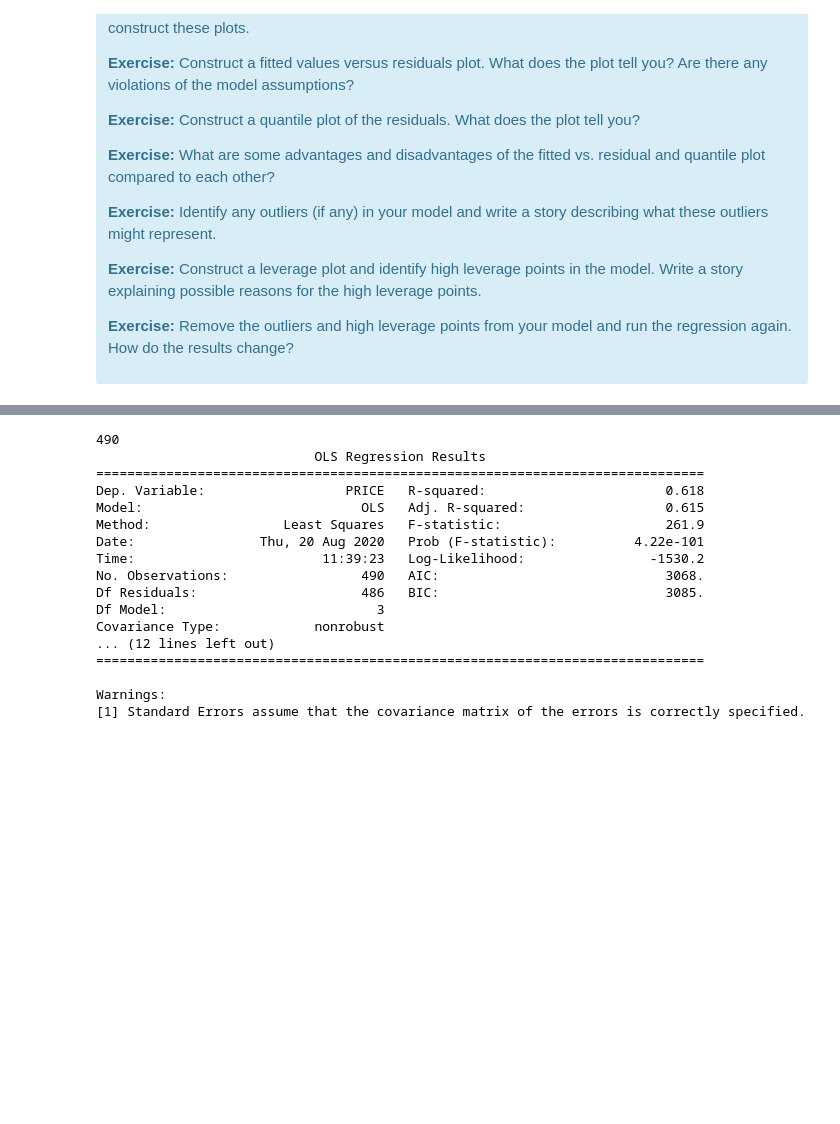
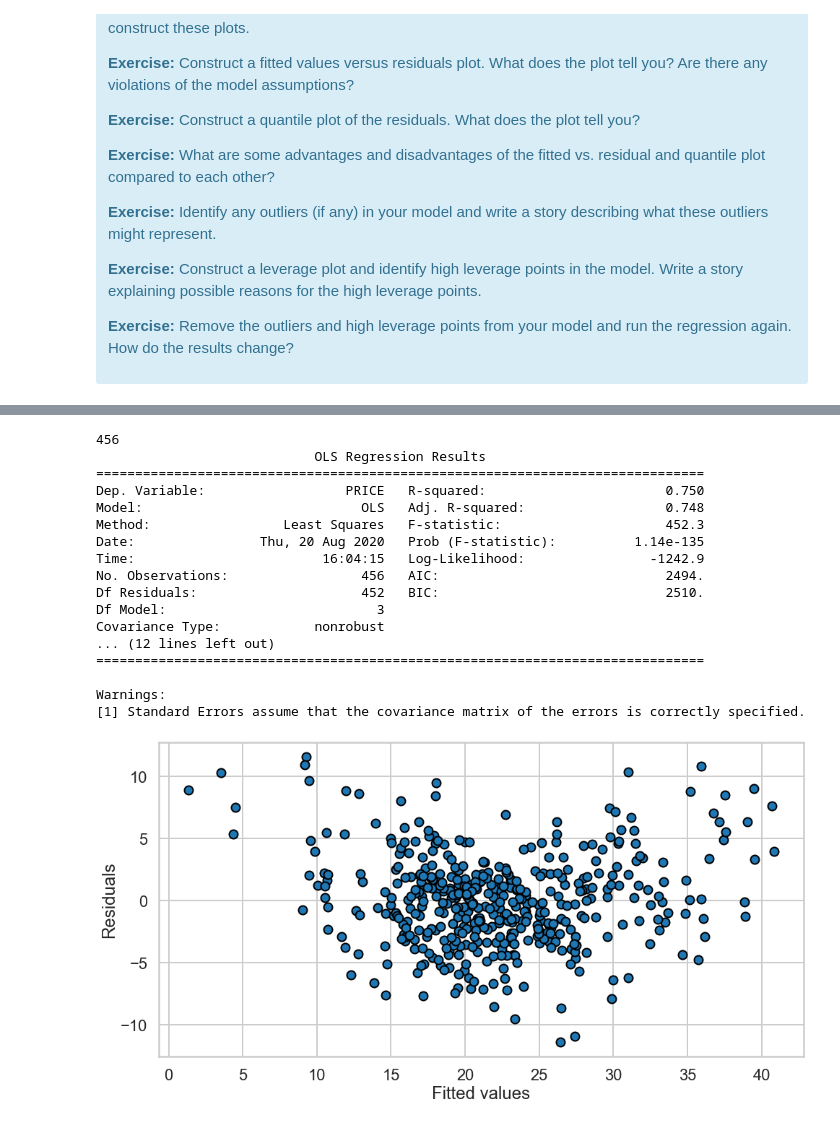
Before and after one commit to jyothirmayeen/springboard_mini_projects, a Jupyter notebook: linear_regression/Mini_Project_Linear_Regression.ipynb, the cells around one changed output, grey strips where cells are left out. Drawn from its saved outputs; the diff is of its cells as text; code cells hidden in the pictures; blank space fills up the shorter version.

```diff
--- a/linear_regression/Mini_Project_Linear_Regression.ipynb
+++ b/linear_regression/Mini_Project_Linear_Regression.ipynb
@@ -990,30 +1011,46 @@ influence_plot(m_set_V, criterion="cooks")
 # %%
+#removing high leverage points
+high_leverage_pts = [181,364,365,366,367,368,369,370,371,372,375,380,385,398,404,405,407,410,414,416,418,419,427]
+temp = bos.drop(high_leverage_pts)
+
+
 #removing outliers using Z-score
-bos_o = bos[['CRIM', 'RM', 'PTRATIO', 'PRICE']]
+bos_o = temp[['CRIM', 'RM', 'PTRATIO', 'PRICE']]
 z = np.abs(stats.zscore(bos_o))
 bos_o = bos_o[(z < 3).all(axis=1)]
 print(len(bos_o))
+
 
 m_o = ols('PRICE ~ CRIM + RM + PTRATIO',bos_o).fit()
 print(m_o.summary())
 
 # After running the regreesion again, the intercept for 'RM' changed from 7 to 8.
 # And the other attributes become less significant.
+_ = plt.scatter(m_o.fittedvalues, m_o.resid, edgecolors = 'k')
+_ = plt.xlabel('Fitted values')
+_ = plt.ylabel('Residuals')
+plt.show()
+
+#AIC after removing high leverage points and outliers is 2494. (Earlier, it was 3232).
+#This is definetely a much better model.
+#F-statistic = 452.3. which is much higher than earlier. This model has better probability.
+#r-squared = 0.750. Earlier it was 0.594. Higher r-square represents a better predicted model.
 # %% [output]
-490
+456
                             OLS Regression Results
 ==============================================================================
-Dep. Variable:                  PRICE   R-squared:                       0.618
-Model:                            OLS   Adj. R-squared:                  0.615
-Method:                 Least Squares   F-statistic:                     261.9
-Date:                Thu, 20 Aug 2020   Prob (F-statistic):          4.22e-101
-Time:                        11:39:23   Log-Likelihood:                -1530.2
-No. Observations:                 490   AIC:                             3068.
-Df Residuals:                     486   BIC:                             3085.
+Dep. Variable:                  PRICE   R-squared:                       0.750
+Model:                            OLS   Adj. R-squared:                  0.748
+Method:                 Least Squares   F-statistic:                     452.3
+Date:                Thu, 20 Aug 2020   Prob (F-statistic):          1.14e-135
+Time:                        16:04:15   Log-Likelihood:                -1242.9
+No. Observations:                 456   AIC:                             2494.
+Df Residuals:                     452   BIC:                             2510.
 Df Model:                           3
 Covariance Type:            nonrobust
 ... (12 lines left out)
 ==============================================================================
 
 Warnings:
 [1] Standard Errors assume that the covariance matrix of the errors is correctly specified.
+[figure, added]
```
Also changed, not shown: parts of 8 cells of this notebook, 1 other file.
